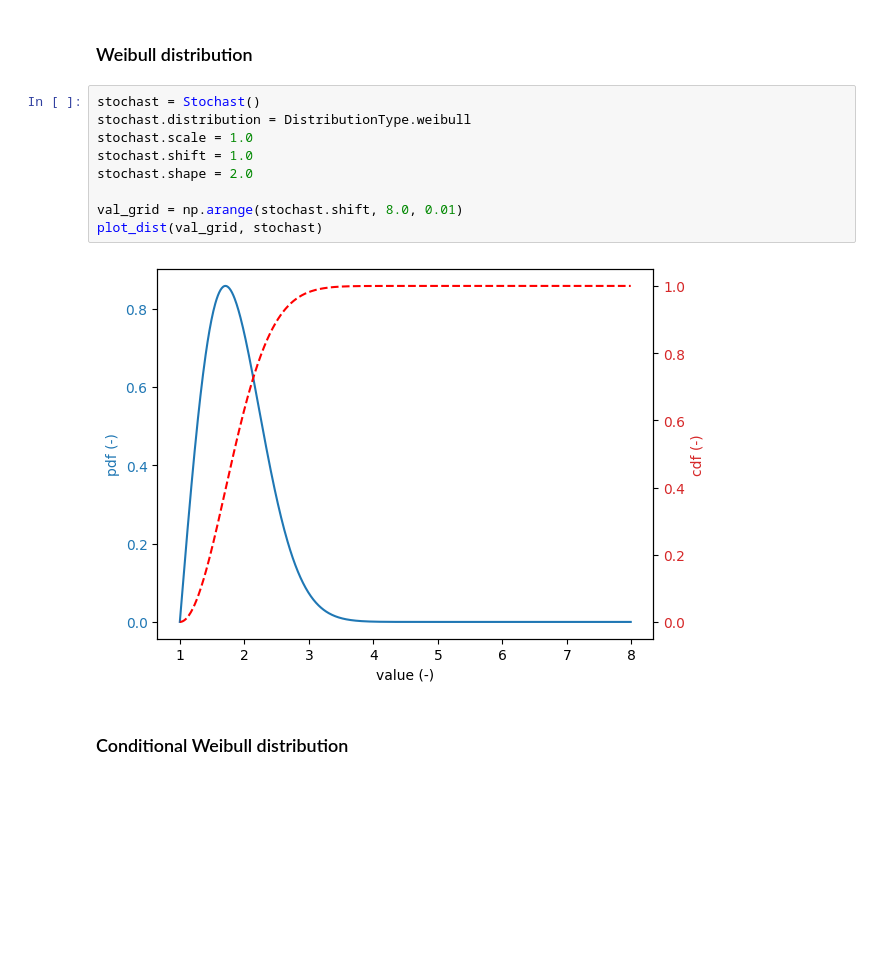
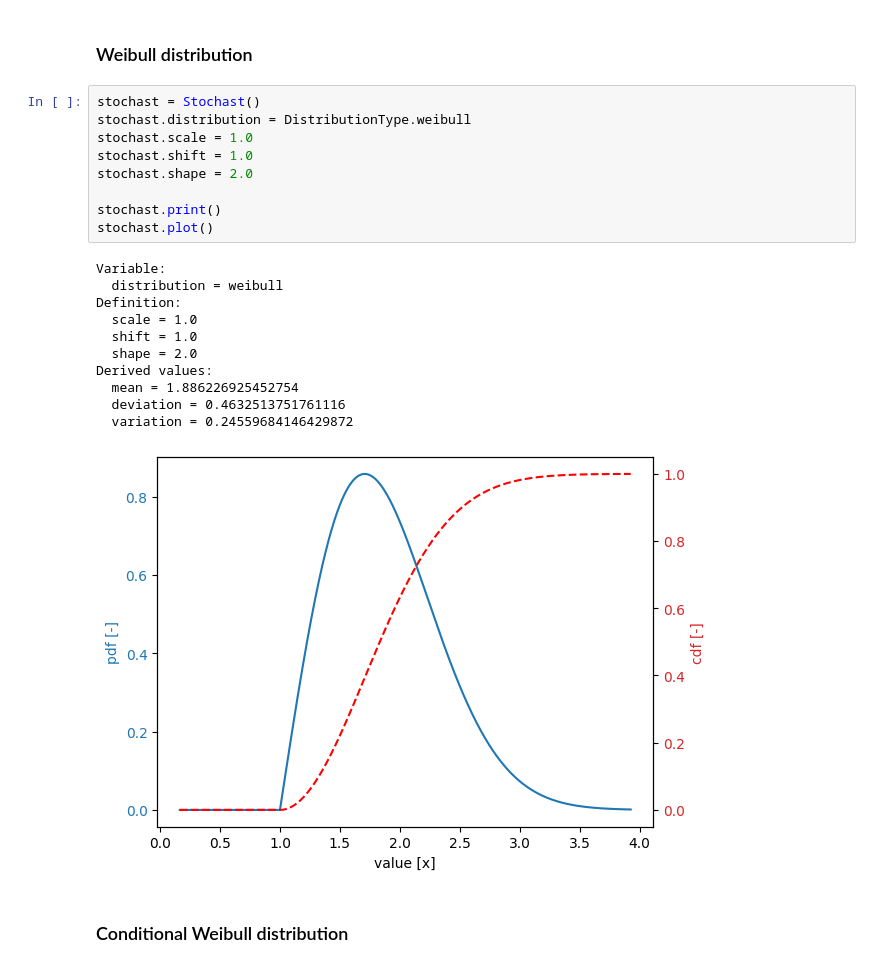
Before and after one commit to Deltares/ProbabilisticLibrary, a Jupyter notebook: sources/Deltares.Probabilistic.PWrapper.Notebooks/overview_distribution_functions.ipynb, the cells around one changed output. Drawn from its saved outputs; the diff is of its cells as text; blank space fills up the shorter version.

```diff
--- a/sources/Deltares.Probabilistic.PWrapper.Notebooks/overview_distribution_functions.ipynb
+++ b/sources/Deltares.Probabilistic.PWrapper.Notebooks/overview_distribution_functions.ipynb
@@ -182,14 +195,24 @@ plot_dist(val_grid, stochast)
 # %%
 stochast = Stochast()
 stochast.distribution = DistributionType.weibull
 stochast.scale = 1.0
 stochast.shift = 1.0
 stochast.shape = 2.0
 
-val_grid = np.arange(stochast.shift, 8.0, 0.01)
-plot_dist(val_grid, stochast)
+stochast.print()
+stochast.plot()
 # %% [output]
+Variable:
+  distribution = weibull
+Definition:
+  scale = 1.0
+  shift = 1.0
+  shape = 2.0
+Derived values:
+  mean = 1.886226925452754
+  deviation = 0.4632513751761116
+  variation = 0.24559684146429872
-[figure, old version]
+[figure, new version]
 # %% [markdown]
 ### Conditional Weibull distribution
 # %%
```
Also changed, not shown: parts of 22 cells of this notebook, 7 other files.
